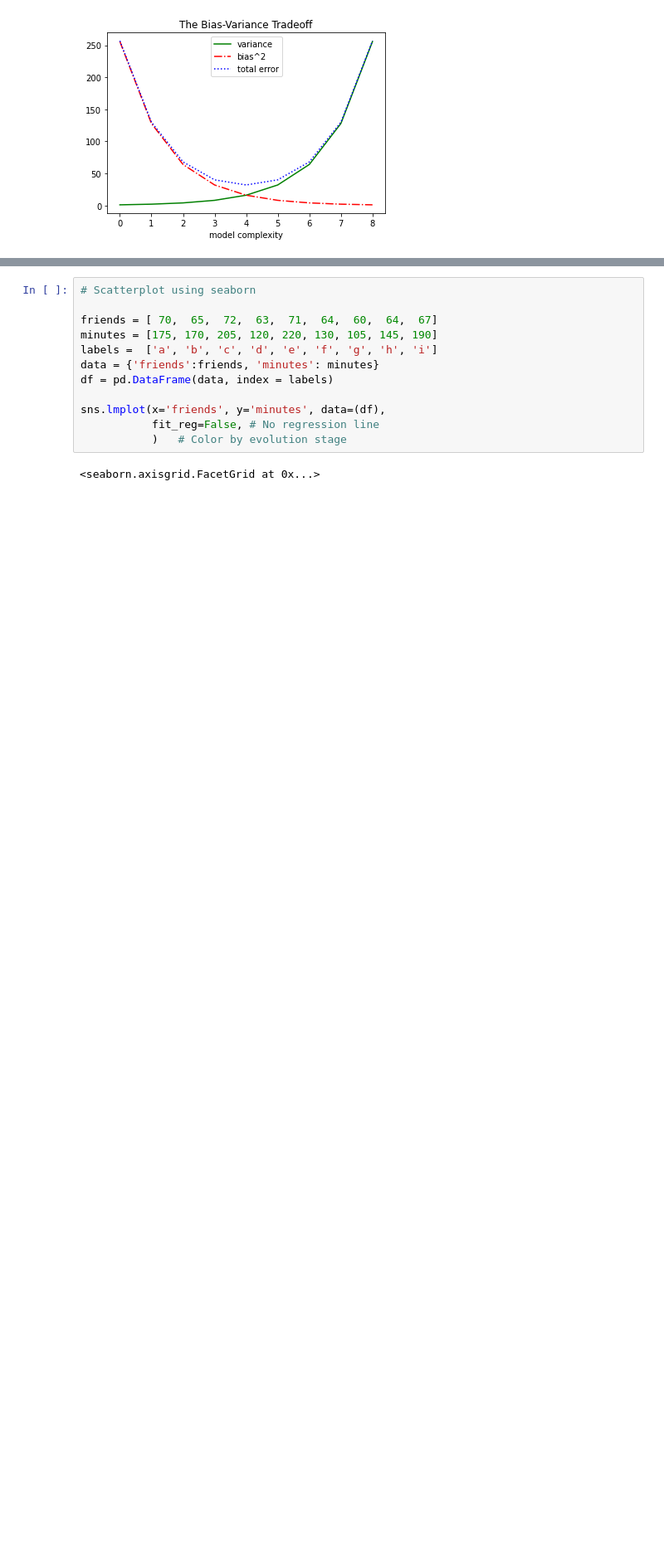
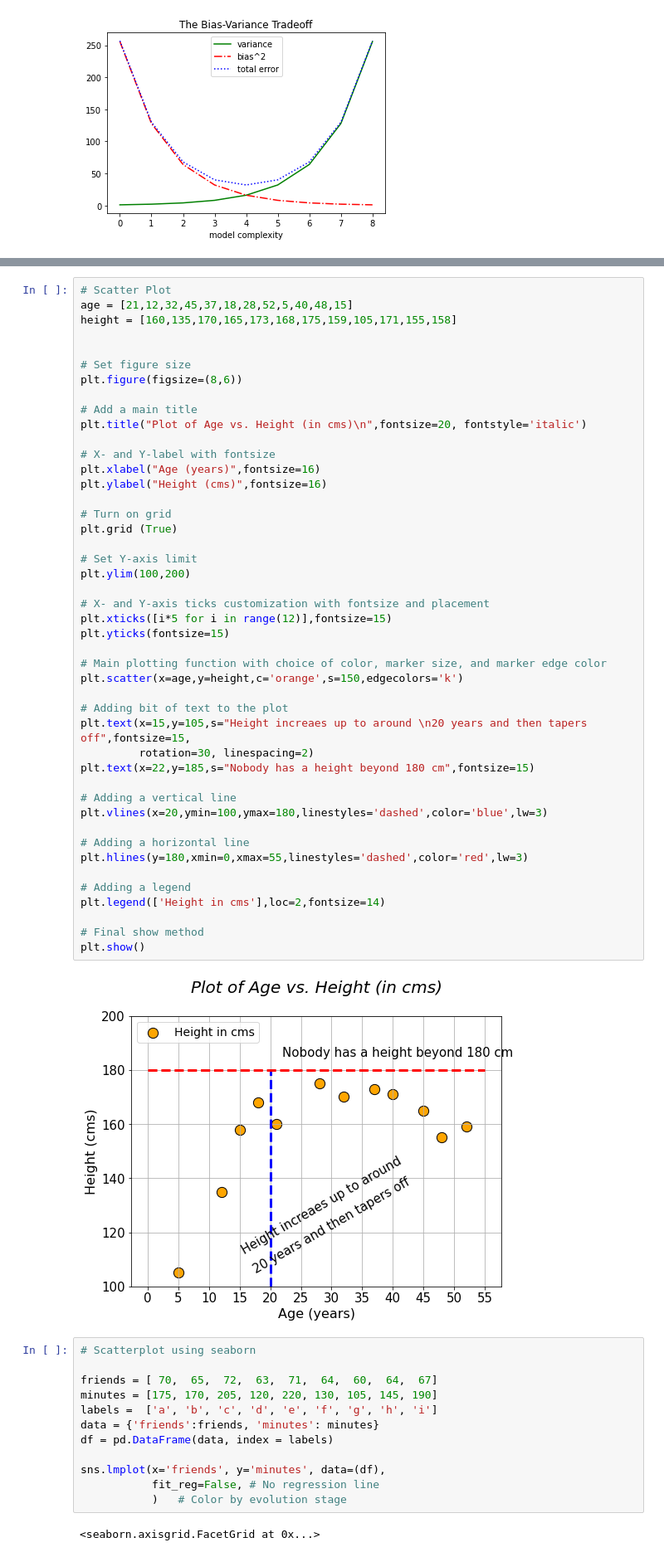
Before and after one commit to parkstventures/themoneysquare, a Jupyter notebook: python3/Lesson 1.2 Python Basics.ipynb, the cells around one changed output, grey strips where cells are left out. Shown: that part at 83% size. Cells and saved outputs as stored; diff of their text form; blank space fills up the shorter version.

```diff
--- a/python3/Lesson 1.2 Python Basics.ipynb
+++ b/python3/Lesson 1.2 Python Basics.ipynb
@@ -101,3 +88,50 @@ Text(0.5, 1.0, 'Daily Minutes vs. Number of Friends')
+# %%
+# Scatter Plot
+age = [21,12,32,45,37,18,28,52,5,40,48,15]
+height = [160,135,170,165,173,168,175,159,105,171,155,158]
+
+
+# Set figure size
+plt.figure(figsize=(8,6))
+
+# Add a main title
+plt.title("Plot of Age vs. Height (in cms)\n",fontsize=20, fontstyle='italic')
+
+# X- and Y-label with fontsize
+plt.xlabel("Age (years)",fontsize=16)
+plt.ylabel("Height (cms)",fontsize=16)
+
+# Turn on grid
+plt.grid (True)
+
+# Set Y-axis limit
+plt.ylim(100,200)
+
+# X- and Y-axis ticks customization with fontsize and placement
+plt.xticks([i*5 for i in range(12)],fontsize=15)
+plt.yticks(fontsize=15)
+
+# Main plotting function with choice of color, marker size, and marker edge color
+plt.scatter(x=age,y=height,c='orange',s=150,edgecolors='k')
+
+# Adding bit of text to the plot
+plt.text(x=15,y=105,s="Height increaes up to around \n20 years and then tapers off",fontsize=15,
+         rotation=30, linespacing=2)
+plt.text(x=22,y=185,s="Nobody has a height beyond 180 cm",fontsize=15)
+
+# Adding a vertical line
+plt.vlines(x=20,ymin=100,ymax=180,linestyles='dashed',color='blue',lw=3)
+
+# Adding a horizontal line
+plt.hlines(y=180,xmin=0,xmax=55,linestyles='dashed',color='red',lw=3)
+
+# Adding a legend
+plt.legend(['Height in cms'],loc=2,fontsize=14)
+
+# Final show method
+plt.show()
+# %% [output]
+[figure, added]
 # %%
 # Scatterplot using seaborn
 
```
Also changed, not shown: parts of 2 cells of this notebook, 1 other file.
